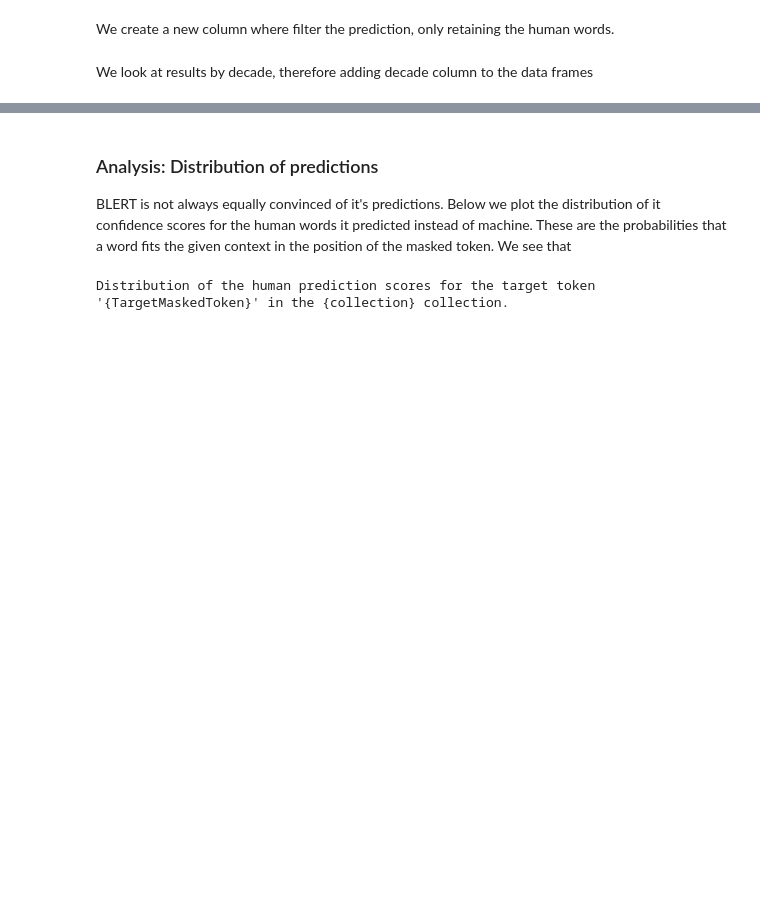
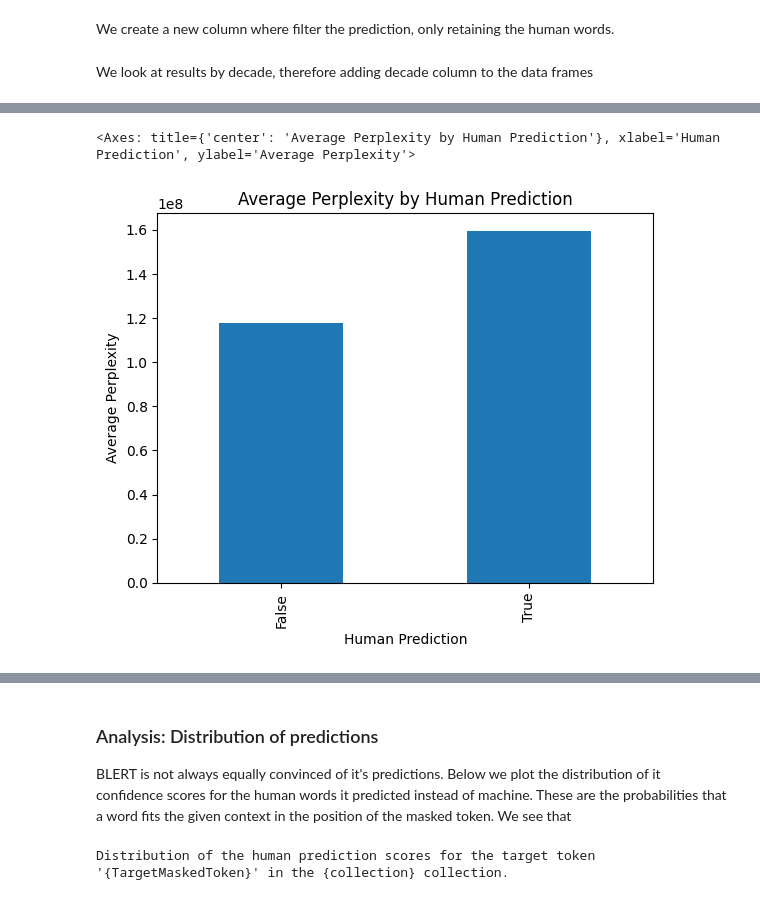
Before and after one commit to Text-Machine/mask-predict, a Jupyter notebook: chr-paper-machine.ipynb, the cells around one changed output, grey strips where cells are left out. Saved outputs shown, nothing was run; the diff lists cells and outputs as text; code cells hidden in the pictures; blank space fills up the shorter version.

```diff
--- a/chr-paper.ipynb
+++ b/chr-paper-machine.ipynb
@@ -111,0 +137,8 @@ df_sent['decade'] = df_sent['date'].apply(lambda x: int(x/10)*10)
+# %%
+df_sent_all['human_prediction'] = df_sent_all['pred_bert_1760_1900'].apply(lambda x: bool({w:s for w, s in dict(eval(x)).items() if w in human_words}))
+df_sent_all['human_prediction_max'] = df_sent_all['pred_bert_1760_1900'].apply(lambda x: max([s for w, s in dict(eval(x)).items() if w in human_words]+[0]))
+# %%
+df_sent_all.groupby('human_prediction')['perplexity'].mean().plot(kind='bar', title='Average Perplexity by Human Prediction', ylabel='Average Perplexity', xlabel='Human Prediction')
+# %% [output]
+<Axes: title={'center': 'Average Perplexity by Human Prediction'}, xlabel='Human Prediction', ylabel='Average Perplexity'>
+[figure, added]
```
Also changed, not shown: parts of 6 cells of this notebook, 3 other files.
